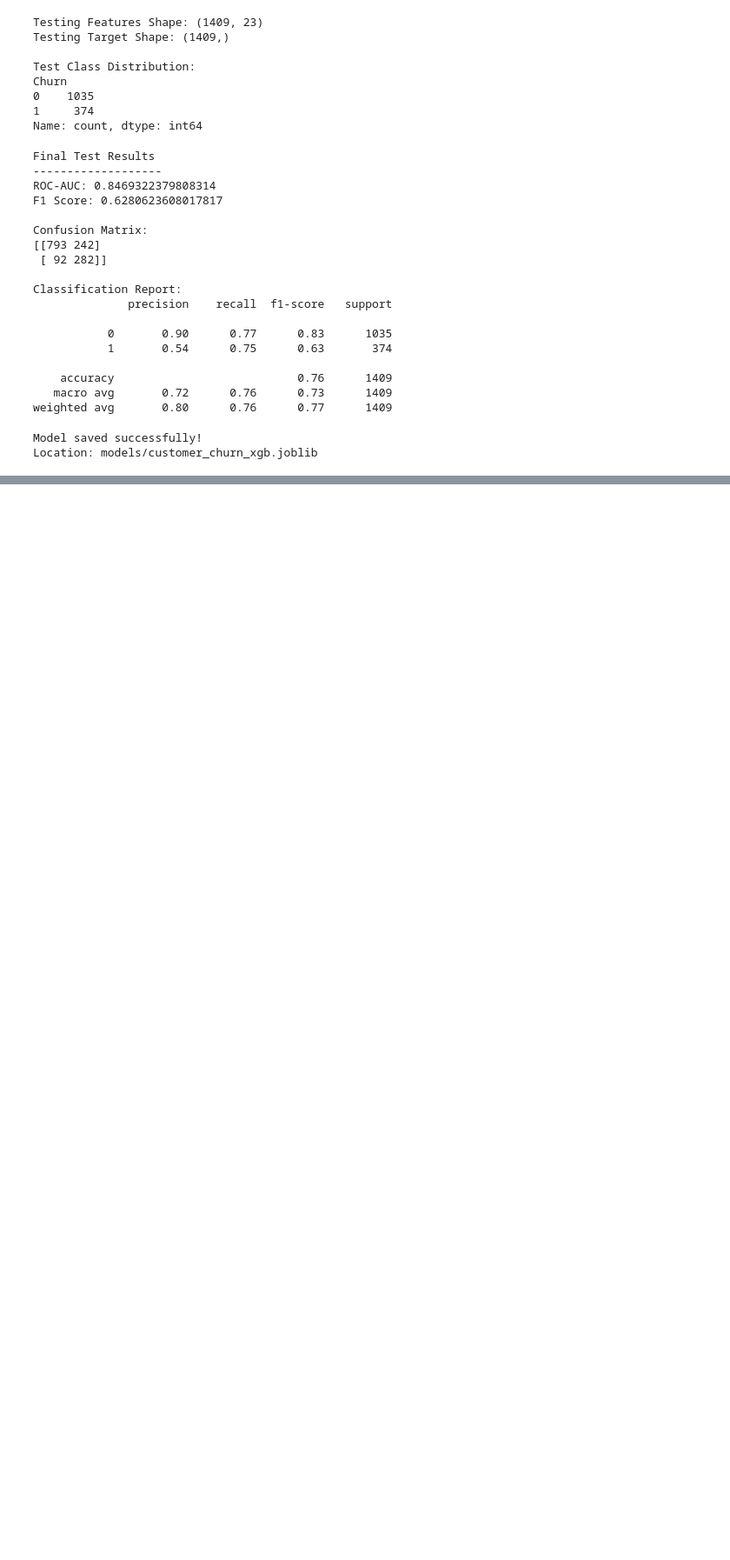
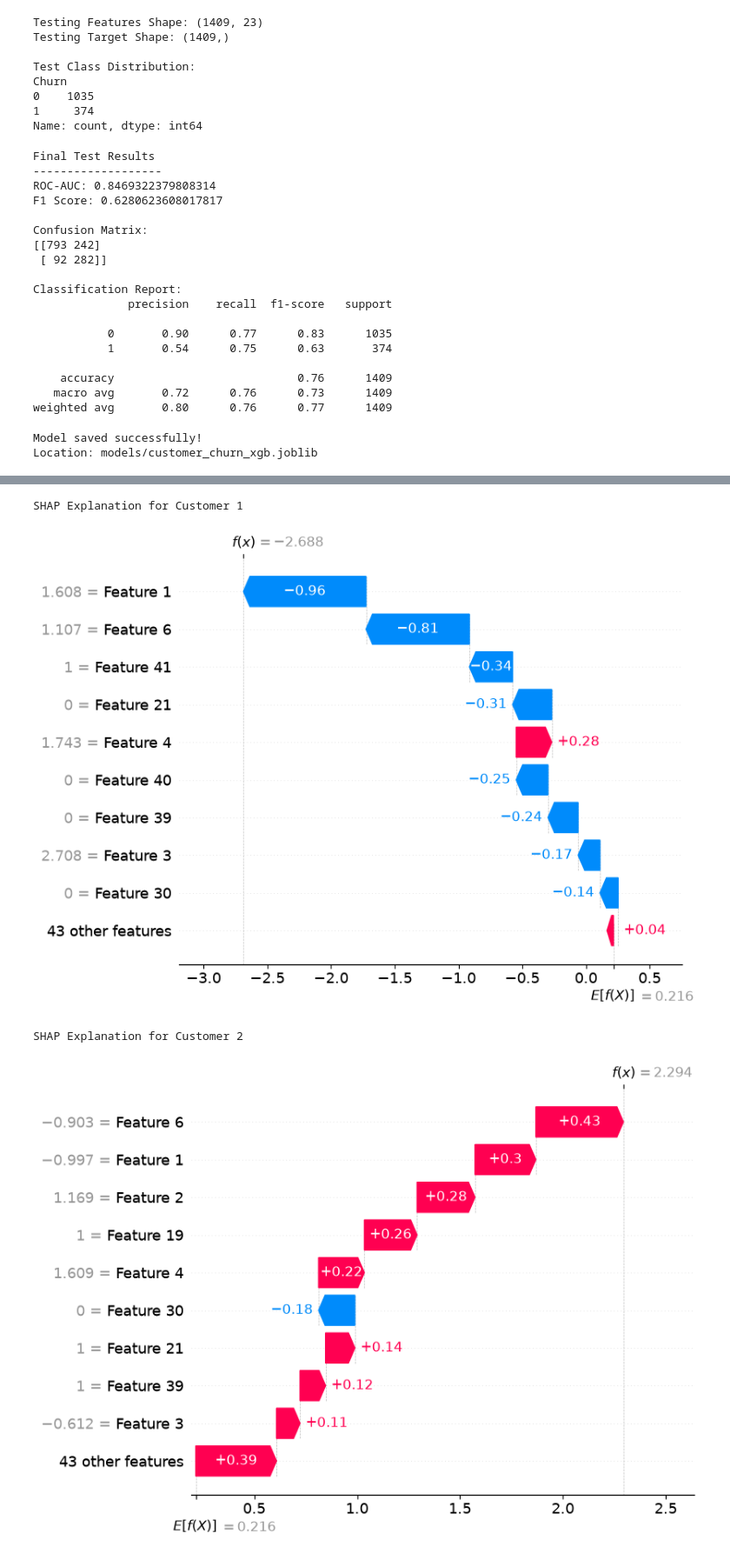
Before and after one commit to likhita-developer/Week2_Day5, a Jupyter notebook: notebooks/customer_churn_xgboost_tuning.ipynb, the cells around one changed output, grey strips where cells are left out. Shown at 87% size. Saved outputs shown, nothing was run; the diff lists cells and outputs as text; code cells hidden in the pictures; blank space fills up the shorter version.

Commit message:
Complete SHAP explainability bonus challenge

```diff
--- a/notebooks/customer_churn_xgboost_tuning.ipynb
+++ b/notebooks/customer_churn_xgboost_tuning.ipynb
@@ -679,0 +709,17 @@ Location: models/customer_churn_xgb.joblib
+# %%
+# Extract the trained XGBoost classifier
+xgb_model = best_xgb_model.named_steps["classifier"]
+
+# Transform test data using the trained preprocessor
+X_test_transformed = best_xgb_model.named_steps["preprocessor"].transform(X_test)
+
+# Convert sparse matrix to dense array if required
+if hasattr(X_test_transformed, "toarray"):
+    X_test_transformed = X_test_transformed.toarray()
+
+# Get feature names
+feature_names = best_xgb_model.named_steps["preprocessor"].get_feature_names_out()
+
+print("XGBoost model extracted successfully!")
+print("Transformed test data shape:", X_test_transformed.shape)
+print("Number of features:", len(feature_names))
@@ -679,0 +730,19 @@ Location: models/customer_churn_xgb.joblib
+# %%
+# Create SHAP Tree Explainer
+explainer = shap.TreeExplainer(xgb_model)
+
+# Explain the first 3 test customers
+shap_values = explainer(X_test_transformed[:3])
+
+# Get churn probabilities
+probabilities = best_xgb_model.predict_proba(X_test.iloc[:3])[:, 1]
+
+# Apply the selected threshold
+predictions = (probabilities >= 0.59).astype(int)
+
+# Display results
+for i in range(3):
+    print(f"\nCustomer {i + 1}")
+    print("Actual Churn:", y_test.iloc[i])
+    print("Predicted Churn:", predictions[i])
+    print("Churn Probability:", round(probabilities[i], 4))
@@ -679,0 +764,12 @@ Location: models/customer_churn_xgb.joblib
+# %%
+# Generate SHAP explanations for 3 customers
+
+for i in range(3):
+    print(f"SHAP Explanation for Customer {i + 1}")
+
+    shap.plots.waterfall(shap_values[i])
+# %% [output]
+SHAP Explanation for Customer 1
+[figure, added]
+SHAP Explanation for Customer 2
+[figure, added]
```
Also changed, not shown: parts of 11 cells of this notebook, 4 other files.
